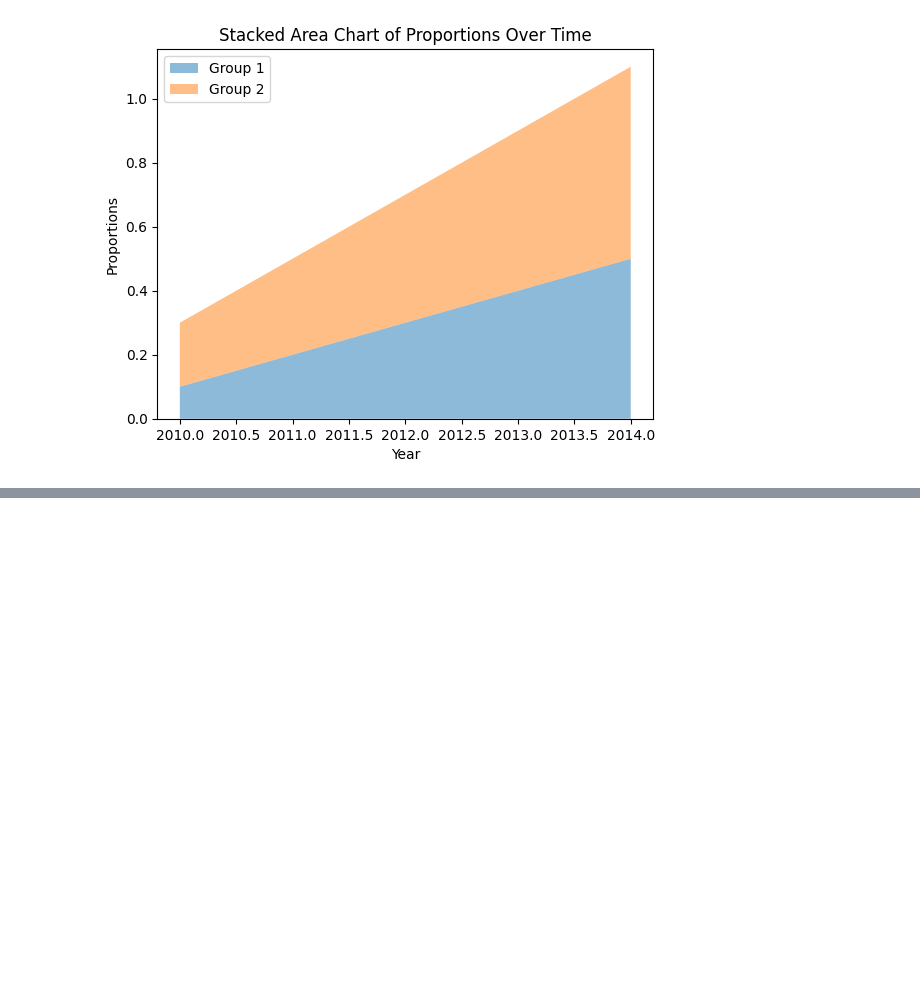
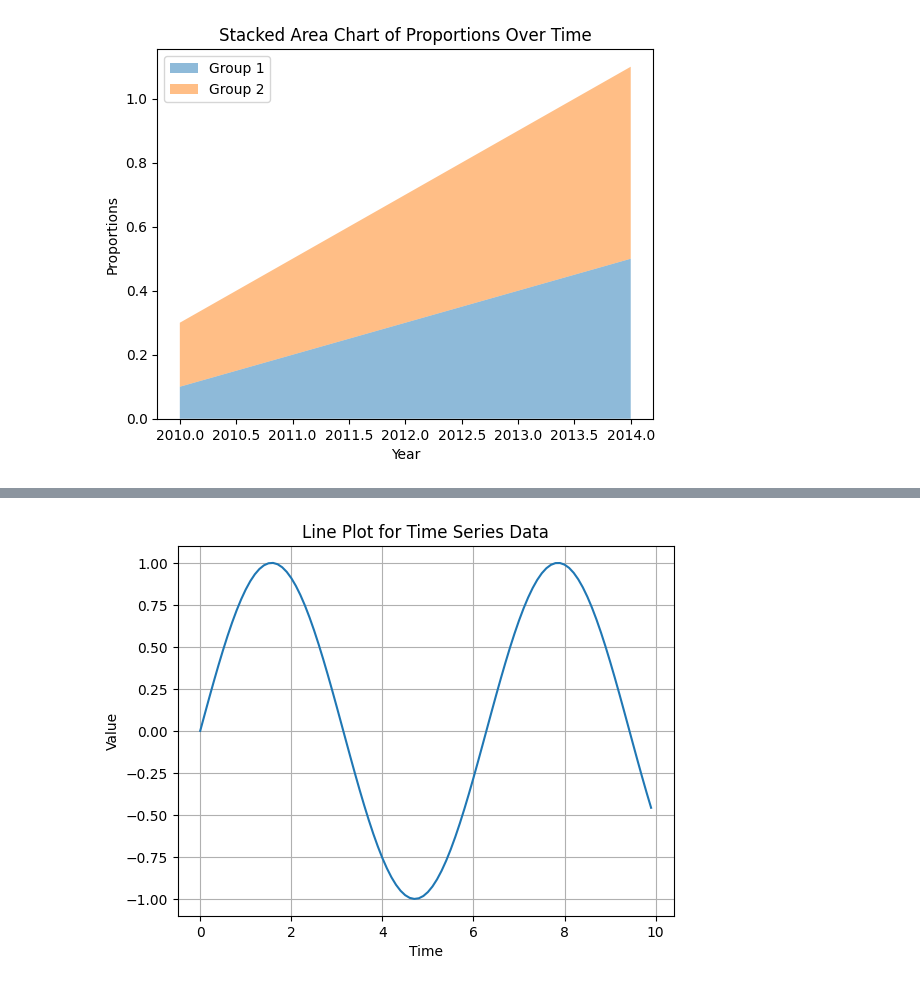
Before and after one commit to PradeepChigadani/Pradeep, a Jupyter notebook: Untitled2.ipynb, the cells around one changed output, grey strips where cells are left out. Drawn from its saved outputs; the diff is of its cells as text; code cells hidden in the pictures; blank space fills up the shorter version.

```diff
--- a/Untitled2.ipynb
+++ b/Untitled2.ipynb
@@ -171,0 +185,13 @@ plt.show()
+# %%
+import matplotlib.pyplot as plt
+import numpy as np
+time = np.arange(0, 10, 0.1)
+data = np.sin(time)
+plt.plot(time, data)
+plt.xlabel('Time')
+plt.ylabel('Value')
+plt.title('Line Plot for Time Series Data')
+plt.grid(True)
+plt.show()
+# %% [output]
+[figure, added]
```
Also changed, not shown: parts of 4 cells of this notebook.
